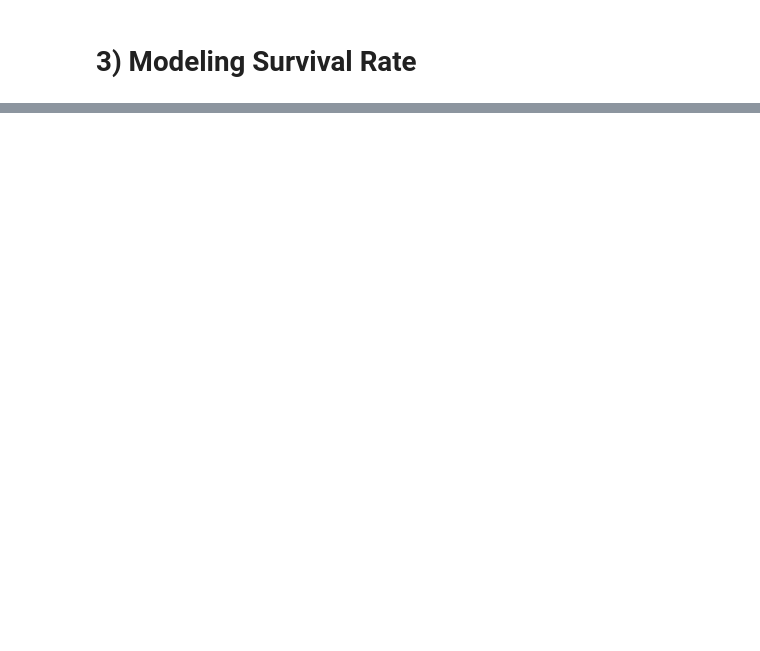
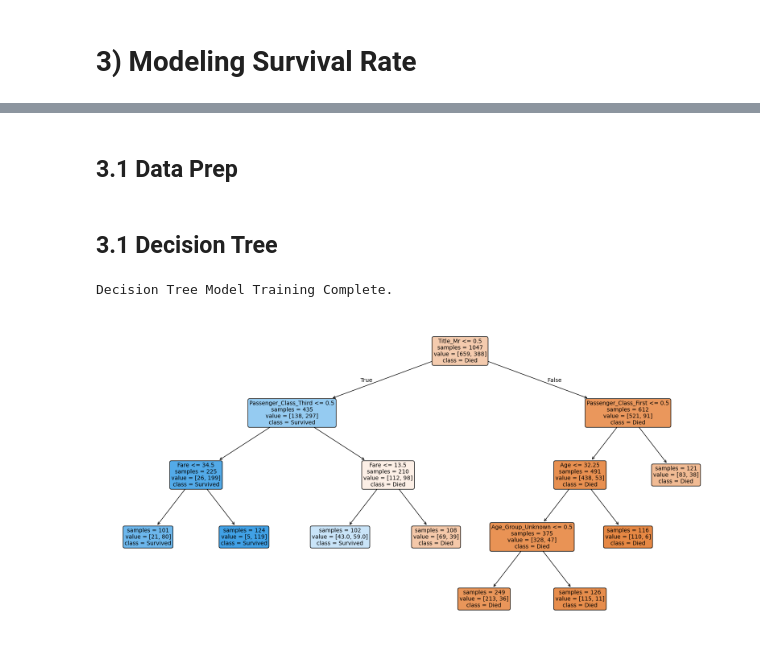
Before and after one commit to IvanBaroni/projects-in-data, a Jupyter notebook: Titanic_Dataset_Exploration_WIP.ipynb, the cells around one changed output, grey strips where cells are left out. Saved outputs shown, nothing was run; the diff lists cells and outputs as text; code cells hidden in the pictures; blank space fills up the shorter version.

```diff
--- a/Titanic_Dataset_Exploration_WIP.ipynb
+++ b/Titanic_Dataset_Exploration_WIP.ipynb
@@ -1041,2 +956,21 @@ display(HTML(combined_html))
 # %% [markdown]
 # 3) Modeling Survival Rate
+# %%
+# Create a new filtered df called df_mod having only Title, Passenger_Class, Sex, Age, Age_Group, Family_Size, Is_Alone, Fare, Embarked_Port and Survived.
+df_mod = new_df[['Title', 'Passenger_Class', 'Sex', 'Age', 'Age_Group', 'Family_Size', 'Is_Alone', 'Fare', 'Embarked_Port', 'Survived']].copy()
+
+# Change the values on Passenger Class to 'First', 'Second' and 'Third' instead of 1, 2 and 3.
+pclass_mapping = {1: 'First', 2: 'Second', 3: 'Third'}
+df_mod['Passenger_Class'] = df_mod['Passenger_Class'].map(pclass_mapping)
+
+# Fill missing values in 'Fare' before rounding and converting to integer
+# df_mod['Fare'] = df_mod['Fare'].fillna(df_mod['Fare'].mean())
+
+# Round 'Fare'
+df_mod['Fare'] = df_mod['Fare'].round()
+
+# On Embarked_Port, change S to Southampton, Q to Queenstown and C to Cherbourg.
+embarked_mapping = {'S': 'Southampton', 'Q': 'Queenstown', 'C': 'Cherbourg'}
+df_mod['Embarked_Port'] = df_mod['Embarked_Port'].map(embarked_mapping)
+
+display(df_mod.head(10))
@@ -1042,0 +1005,2 @@ display(HTML(combined_html))
+# %% [markdown]
+## 3.1 Data Prep
@@ -1042,0 +1033,41 @@ display(HTML(combined_html))
+# %% [markdown]
+## 3.1 Decision Tree
+# %%
+# Create and train the Decision Tree Classifier
+decision_tree_model = DecisionTreeClassifier(
+    min_samples_split=100,  # The minimum number of samples required to split an internal node.
+    random_state=42, # Controls the randomness of the estimator.
+    criterion='gini', # The function to measure the quality of a split ('gini' or 'entropy').
+    class_weight=None,  # balanced or None
+    max_depth=4, # The maximum depth of the tree. Set to None for unlimited depth.
+    min_samples_leaf=100, # The minimum number of samples required to be at a leaf node.
+    max_leaf_nodes=None # Grow a tree with max_leaf_nodes in best-first fashion. Set to None for unlimited leaf nodes.
+)
+decision_tree_model.fit(X_train, y_train)
+
+print("Decision Tree Model Training Complete.")
+
+# --- Plotting the Decision Tree ---
+
+# You can adjust the figure size for better readability, especially for larger trees
+plt.figure(figsize=(20, 10))
+
+# Plot the decision tree
+plot_tree(decision_tree_model,
+          feature_names=X_train.columns, # Use the column names from your training data
+          class_names=['Died', 'Survived'], # Replace with your actual class names
+          filled=True,
+          rounded=True,
+          impurity=False,
+          node_ids=False,
+          fontsize=10, # Reduced fontsize slightly to accommodate proportions
+          max_depth=None, # Example: Changed max_depth to 3. Set to None to show all leaves.
+          proportion=False, # Changed proportion to False
+          label='all', # Changed label to 'root'
+          precision=3) # Changed precision to 3
+
+
+plt.show()
+# %% [output]
+Decision Tree Model Training Complete.
+[figure, added]
```
Also changed, not shown: parts of 49 cells of this notebook.
